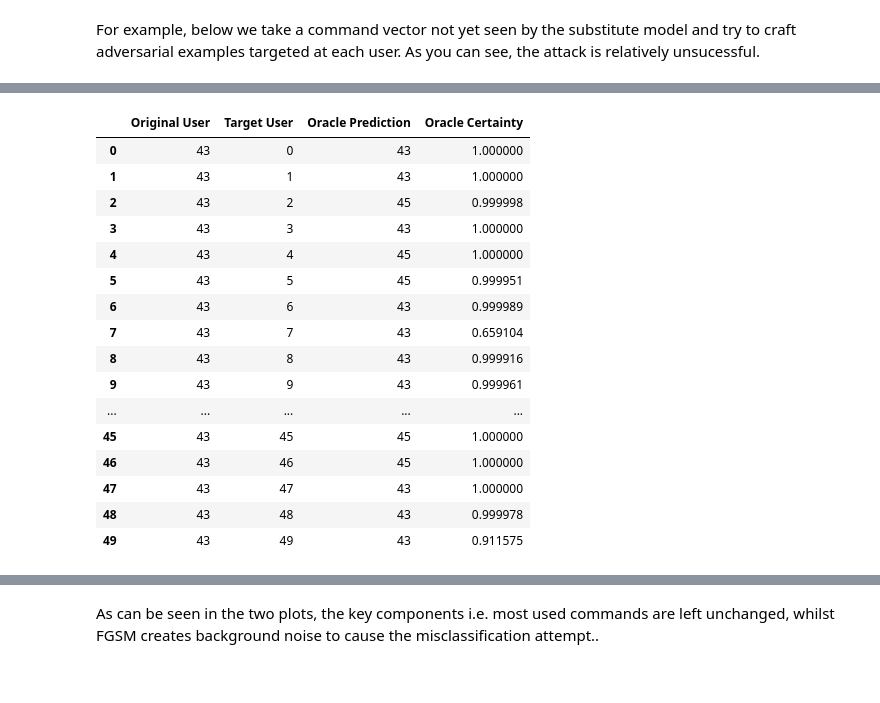
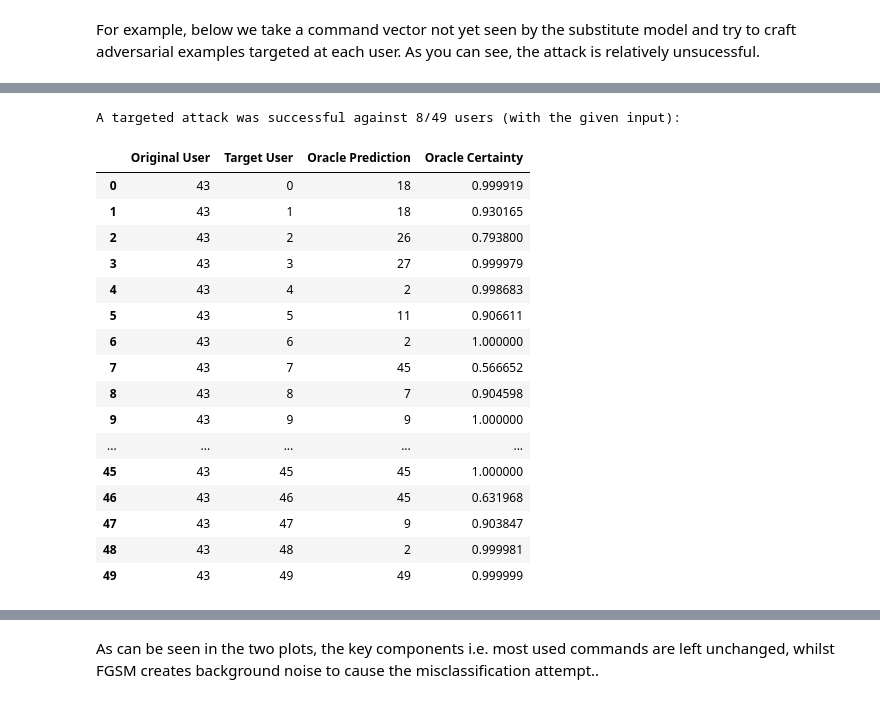
Before and after one commit to sydneyvert/Fooling-our-Neural-Network, a Jupyter notebook: project/report.ipynb, the cells around one changed output, grey strips where cells are left out. Saved outputs shown, nothing was run; the diff lists cells and outputs as text; code cells hidden in the pictures.

```diff
--- a/project/report.ipynb
+++ b/project/report.ipynb
@@ -692,8 +686,8 @@ For example, below we take a command vector not yet seen by the substitute model
 summary, adversarial_examples = run_targeted_attack_against_all_users(
     adversary_test_inputs[0],
     adversary_test_labels[0],
-    fgsm_attack,
-    fgsm_params,
+    fgsm,
+    fgsm_par,
 )
 summary
 # %% [output]
@@ -701,20 +695,21 @@ A targeted attack was successful against 2/49 users (with the given input):
+A targeted attack was successful against 8/49 users (with the given input):
 |  | Original User | Target User | Oracle Prediction | Oracle Certainty |
-| 0 | 43 | 0 | 43 | 1.000000 |
-| 1 | 43 | 1 | 43 | 1.000000 |
-| 2 | 43 | 2 | 45 | 0.999998 |
-| 3 | 43 | 3 | 43 | 1.000000 |
-| 4 | 43 | 4 | 45 | 1.000000 |
-| 5 | 43 | 5 | 45 | 0.999951 |
-| 6 | 43 | 6 | 43 | 0.999989 |
-| 7 | 43 | 7 | 43 | 0.659104 |
-| 8 | 43 | 8 | 43 | 0.999916 |
-| 9 | 43 | 9 | 43 | 0.999961 |
+| 0 | 43 | 0 | 18 | 0.999919 |
+| 1 | 43 | 1 | 18 | 0.930165 |
+| 2 | 43 | 2 | 26 | 0.793800 |
+| 3 | 43 | 3 | 27 | 0.999979 |
+| 4 | 43 | 4 | 2 | 0.998683 |
+| 5 | 43 | 5 | 11 | 0.906611 |
+| 6 | 43 | 6 | 2 | 1.000000 |
+| 7 | 43 | 7 | 45 | 0.566652 |
+| 8 | 43 | 8 | 7 | 0.904598 |
+| 9 | 43 | 9 | 9 | 1.000000 |
 | ... | ... | ... | ... | ... |
 | 45 | 43 | 45 | 45 | 1.000000 |
-| 46 | 43 | 46 | 45 | 1.000000 |
-| 47 | 43 | 47 | 43 | 1.000000 |
-| 48 | 43 | 48 | 43 | 0.999978 |
-| 49 | 43 | 49 | 43 | 0.911575 |
+| 46 | 43 | 46 | 45 | 0.631968 |
+| 47 | 43 | 47 | 9 | 0.903847 |
+| 48 | 43 | 48 | 2 | 0.999981 |
+| 49 | 43 | 49 | 49 | 0.999999 |
 # %%
 plot_command_vector(adversary_test_inputs[0])
 # %% [output]
```
Also changed, not shown: parts of 23 cells of this notebook.
